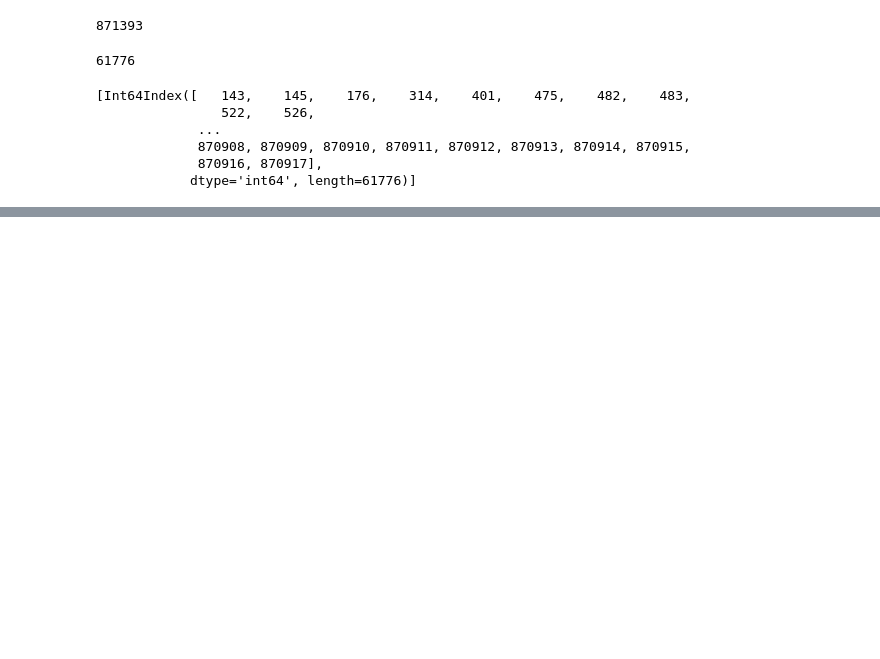
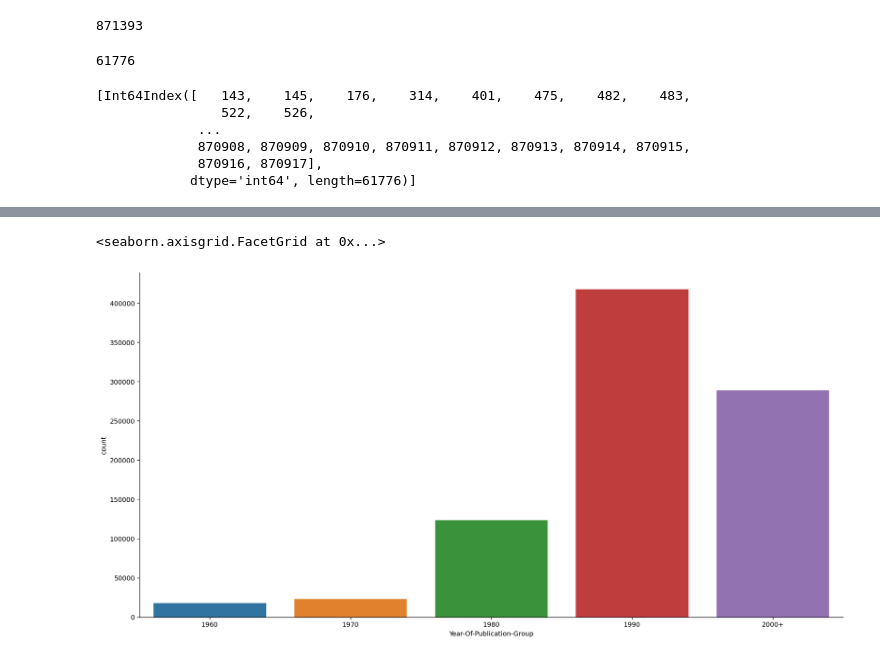
Before and after one commit to WEIT-ET/FinalProject, a Jupyter notebook: Sample-leegyuhee.ipynb, the cells around one changed output, grey strips where cells are left out. Saved outputs shown, nothing was run; the diff lists cells and outputs as text; code cells hidden in the pictures; blank space fills up the shorter version.

```diff
--- a/Sample-leegyuhee.ipynb
+++ b/Sample-leegyuhee.ipynb
@@ -525,0 +606,6 @@ train_df.iloc[143,4]
+# %%
+# 출판연도
+sns.catplot(x='Year-Of-Publication-Group', kind= 'count', data=train_df, height=8, aspect=2)
+# %% [output]
+<seaborn.axisgrid.FacetGrid at 0x...>
+[figure, added]
```
Also changed, not shown: parts of 57 cells of this notebook.
